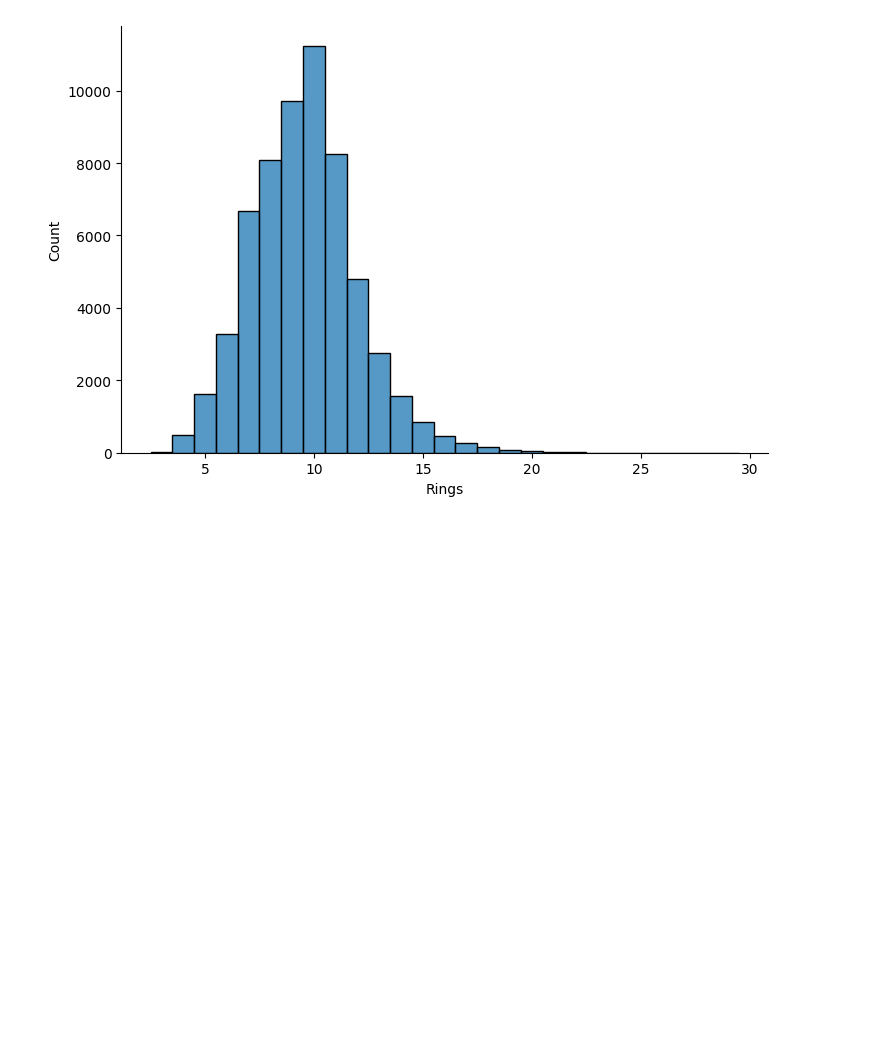
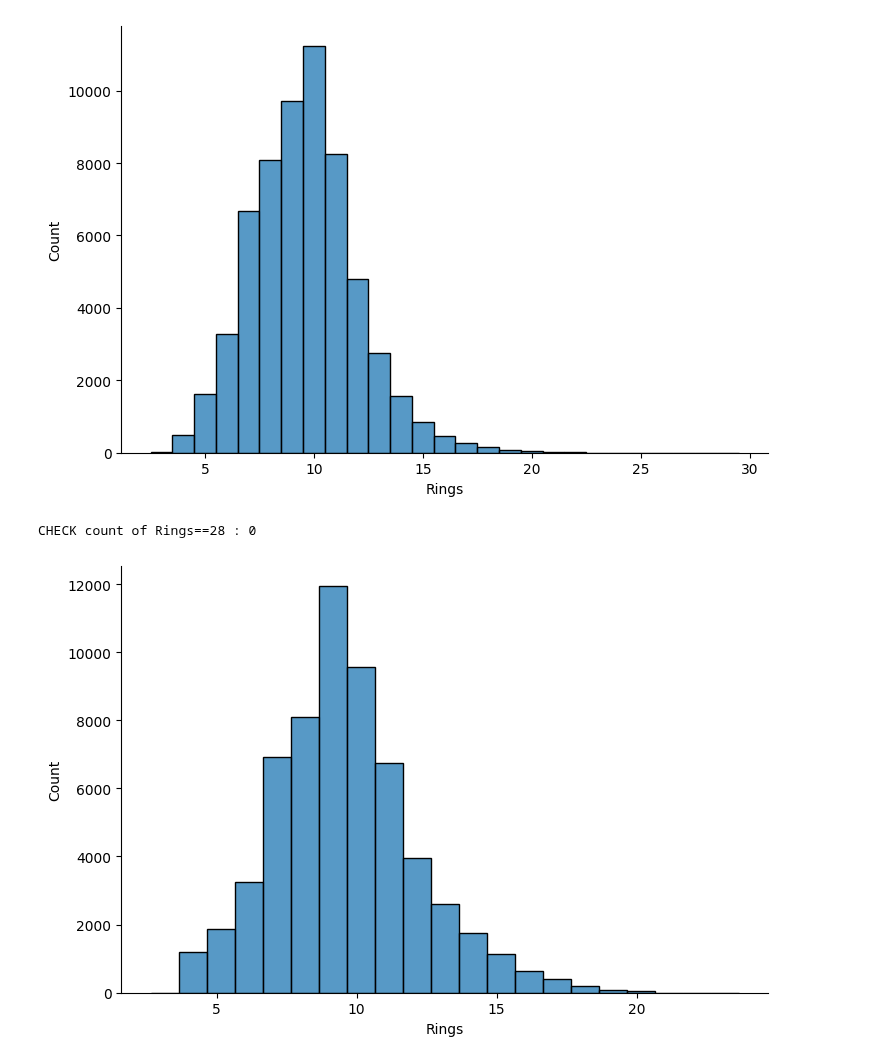
Before and after one commit to stephanie-yz/Kaggle_PG4.04_Abalone, a Jupyter notebook: 03_Modelling.ipynb, the cells around one changed output. Saved outputs shown, nothing was run; the diff lists cells and outputs as text; code cells hidden in the pictures; blank space fills up the shorter version.

Commit message:
CatBoost fit and predict

```diff
--- a/03_Modelling.ipynb
+++ b/03_Modelling.ipynb
@@ -317,3 +322,27 @@ pd.DataFrame(data={'Features': x_train_onehot.columns.tolist(), 'Coef': lasso.co
+# %%
+## parameters taken from: https://www.kaggle.com/code/thiagomantuani/ps4e4-abalone-regression-baseline/notebook#Models\
+catboost_params = {
+    'depth': 15,
+    'max_bin': 464,
+    'verbose': False,
+    'random_state':888,
+    'task_type': 'CPU',
+    'eval_metric': 'RMSE',
+    'min_data_in_leaf': 78,
+    'loss_function': 'RMSE',
+    'grow_policy': 'Lossguide',
+    'bootstrap_type': 'Bernoulli',
+    'subsample': 0.83862137638162,
+    'l2_leaf_reg': 8.365422739510098,
+    'random_strength': 3.296124856352495,
+    'learning_rate': 0.09992185242598203,
+}
+
+## instantiate catb algorithm
+catb = CatBoostRegressor(**catboost_params)
+
+## fit model to training data
+catb.fit(x_train_onehot.values, y_train); None
 # %% [markdown]
 ## Test Predictions
 # %%
@@ -405,3 +434,19 @@ g=sns.displot(data=submission, x='Rings', binwidth=1, aspect=1.5)
 # %% [output]
 CHECK count of Rings==28 : 0
 [figure]
+# %%
+## catboost prediction
+y_testpred_catb = catb.predict(x_test_onehot.values)
+y_testpred_catb = np.expm1(y_testpred_catb)
+submission['Rings'] = y_testpred_catb
+submission.to_csv('Submissions/test_pred_catb_v1.csv', index=False)
+
+## CHECKS
+## check Rings!=28
+print('CHECK count of Rings==28 :',sum(submission.Rings==28))
+
+## test prediction histogram of Rings
+g=sns.displot(data=submission, x='Rings', binwidth=1, aspect=1.5)
+# %% [output]
+CHECK count of Rings==28 : 0
+[figure, added]
```
Also changed, not shown: parts of 3 cells of this notebook, 2 other files.
